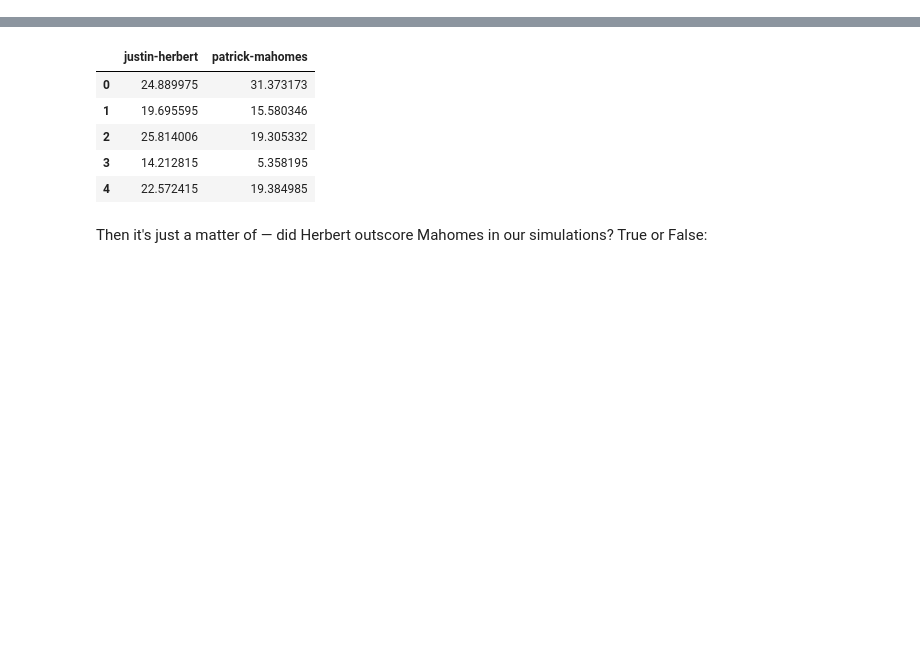
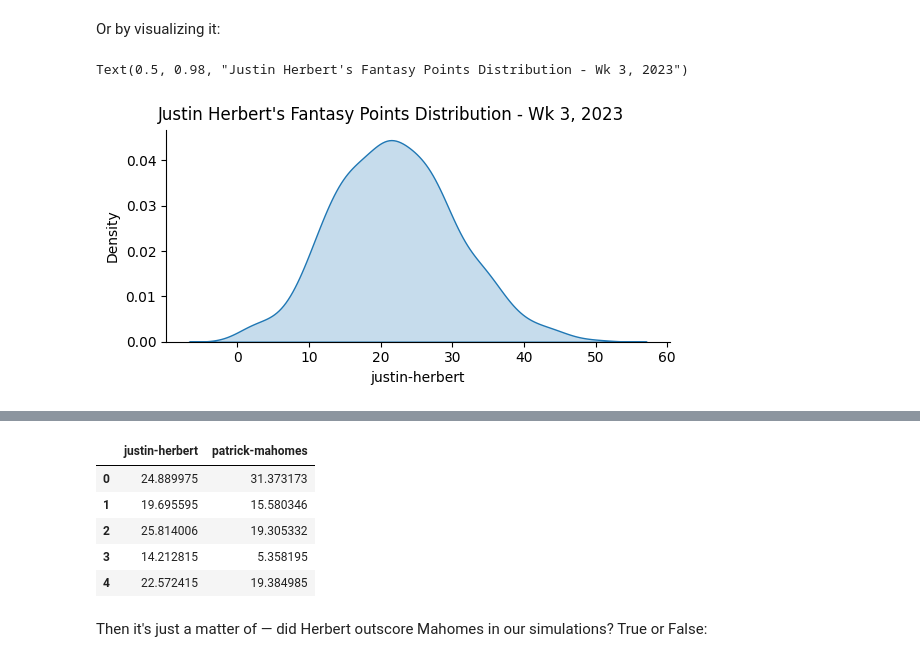
Before and after one commit to nathanbraun/fantasy-monte-carlo, a Jupyter notebook: fantasy-monte-carlo.ipynb, the cells around one changed output, grey strips where cells are left out. Saved outputs shown, nothing was run; the diff lists cells and outputs as text; code cells hidden in the pictures; blank space fills up the shorter version.

Commit message:
update text

```diff
--- a/fantasy-monte-carlo.ipynb
+++ b/fantasy-monte-carlo.ipynb
@@ -134,0 +142,11 @@ Figuring this out via simulations is easy. We have:
+# %% [markdown]
+Or by visualizing it:
+# %%
+import seaborn as sns
+g = sns.FacetGrid(nsims, aspect=2)
+g = g.map(sns.kdeplot, 'justin-herbert', fill=True)
+g.fig.subplots_adjust(top=0.9)
+g.fig.suptitle("Justin Herbert's Fantasy Points Distribution - Wk 3, 2023")
+# %% [output]
+Text(0.5, 0.98, "Justin Herbert's Fantasy Points Distribution - Wk 3, 2023")
+[figure, added]
```
Also changed, not shown: parts of 62 cells of this notebook.
